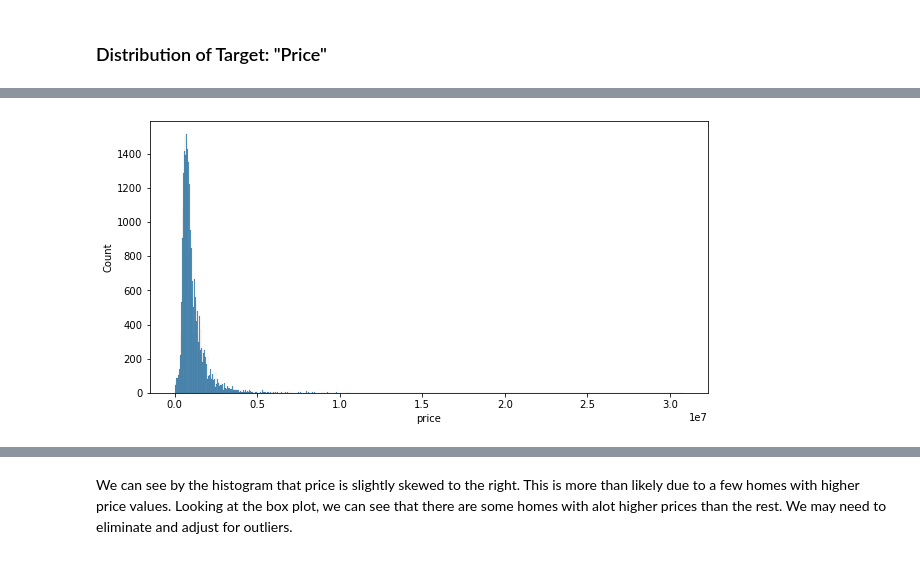
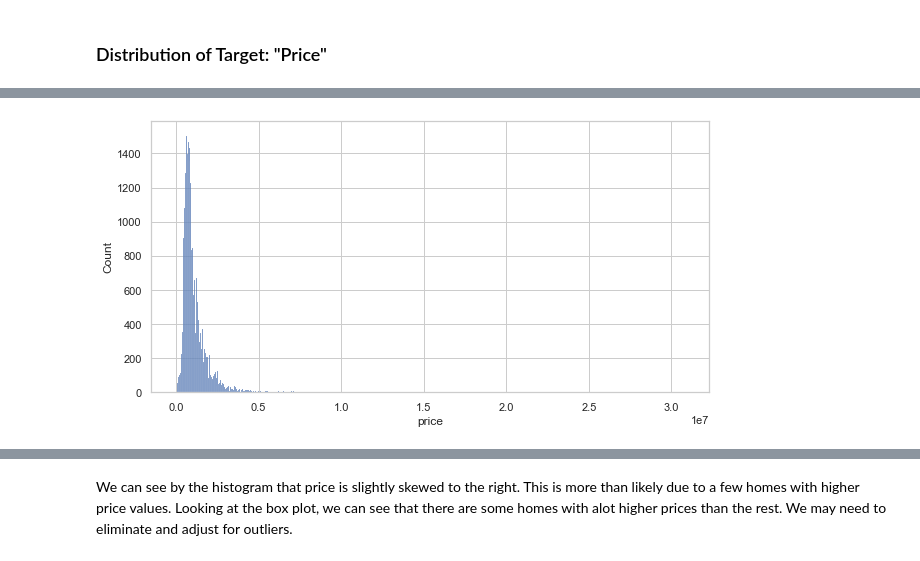
Before and after one commit to ldwilker10/Phase2_Project, a Jupyter notebook: Home_Price_Final_Notebook.ipynb, the cells around one changed output, grey strips where cells are left out. Saved outputs shown, nothing was run; the diff lists cells and outputs as text; code cells hidden in the pictures.

```diff
--- a/Home_Price_Final_Notebook.ipynb
+++ b/Home_Price_Final_Notebook.ipynb
@@ -271,7 +271,7 @@ kc_encoded['sewer_system_encoded'] = kc_encoded['sewer_system'].map(mapping_sewe
 
 # Change the date column datetime format and add month column
 kc_encoded['date'] = pd.to_datetime(kc_encoded['date'])
-kc_encoded['month'] = pd.DatetimeIndex(kc_encoded['date']).month
+kc_encoded['Month'] = pd.DatetimeIndex(kc_encoded['date']).month
 
 # Change the yr_built column to datetime
 kc_encoded['yr_built'] = pd.to_datetime(kc_encoded['yr_built'],format='%Y').dt.year
@@ -293,6 +293,11 @@ kc_encoded['sqft_garage'] = kc_encoded['sqft_garage'].apply(has_doesnt_have)
 kc_encoded['sqft_patio'] = kc_encoded['sqft_patio'].apply(has_doesnt_have)
 kc_encoded['renovated'] = kc_encoded['yr_renovated'].apply(has_doesnt_have)
 
+#Renaming sqft_basement, sqft_garage, and sqft_patio columns
+kc_encoded.rename(columns={'sqft_basement': 'Basement',
+                           'sqft_garage': 'Garage',
+                           'sqft_patio':'Patio'}, inplace= True)
+
 # Change grade to numeric variable
 kc_encoded['grade'] = kc_encoded['grade'].str.split().str[0].astype(int)
 
@@ -385,3 +390,18 @@ Square footage having the highest correlation does seem appropropriate. Surprisi
 ## Data Visualization
 # %% [markdown]
 ### Distribution of Target: "Price"
+# %%
+#Plotting a histogram to check the distribution of the price
+
+# Set Seaborn style and plotting histogram
+sns.set(style="whitegrid", palette="pastel")
+plt.figure(figsize=(10, 5))
+sns.histplot(data=kc_baseline['price'], kde=True, color='skyblue', bins=30)
+
+# Add title and labels
+plt.title('Distribution of Prices')
+plt.xlabel('Price')
+plt.ylabel('Frequency')
+
+# Show the plot
+plt.show()
@@ -388,10 +410,12 @@ Square footage having the highest correlation does seem appropropriate. Surprisi
 # %%
 #Plotting a histogram to check the distribution of the price
 plt.figure(figsize=(10,5))
 sns.histplot(kc_baseline['price'])
 plt.show();
+
+sns.set()
 # %% [output]
-[figure, old version]
+[figure, new version]
 # %%
 # Creating boxplot to assess for outliers
 
```
Also changed, not shown: parts of 14 cells of this notebook, 2 other files.
